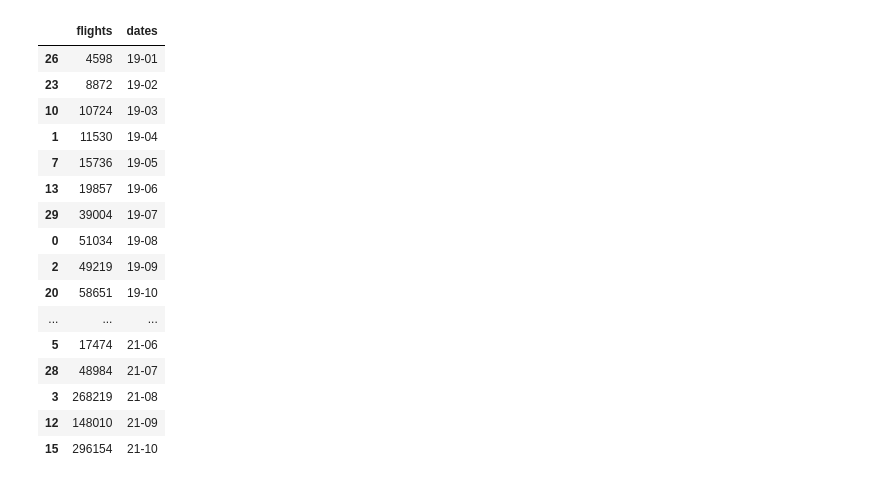
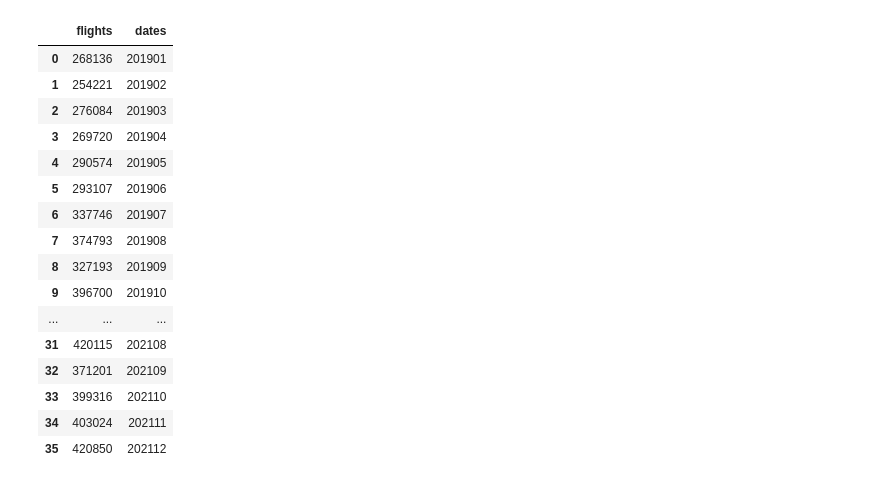
Before and after one commit to kmcmurphy/Covid19-and-the-Economy, a Jupyter notebook: flightanalysis.ipynb, the cells around one changed output. Saved outputs shown, nothing was run; the diff lists cells and outputs as text; code cells hidden in the pictures.

```diff
--- a/flightanalysis.ipynb
+++ b/flightanalysis.ipynb
@@ -61,14 +5,46 @@ US_only
+# %%
+#Copy and paste every filename containing monthly flight data from directory if loop doesnt work
+# f = "flightlist_20211201_20211231.csv"
+#Loop through every csv file in directory getting the data we need
+for f in os.listdir('csvs'):
+
+    #Read csv
+    flightlist = pd.read_csv('csvs/' + f, low_memory=False)
+    a_codes = pd.read_csv('airport-codes_csv.csv', low_memory=False)
+    # flightlist = flightlist.dropna()
+
+    #drop unneeded columns
+    flightlist.drop(columns=["callsign", "number", "icao24", "registration", "typecode", "altitude_1", "altitude_2", "firstseen", "lastseen"], axis=1, inplace=True, index=None)
+
+    #filter airports to selected large airports we find could represent the trend
+    airports = ['PHNL', 'KATL', 'KLAX', 'KLAS', 'KORD', 'KDFW', 'KDEN', 'KJFK', 'KSFO', 'KSEA', 'KMCO', 'KLAS', 'KCLT', 'KEWR', 'KPHX', 'KIAH', 'KMIA', 'KBOS', 'KMSP', 'KDTW', 'KFLL', 'KPHL', 'KLGA', 'KBWI', 'KSLC', 'KSAN', 'KIAD', 'KDCA', 'KTPA', 'KMDW']
+    flightlist = flightlist[flightlist['destination'].isin(airports)]
+
+    # #merge with airport codes dataset
+    # mflights = pd.merge(a_codes, flightlist, how="right", on='destination' )
+
+    # #drop more unnecessary columns inherited from merge
+    # mflights.drop(columns=["continent", "iso_country", "elevation_ft", "ident", "iata_code", "local_code", "coordinates"], axis=1, inplace=True, index=None)
+    #save to csv using former filename between 11 characters from the first character and -15 characters from the last one.
+    flightlist.to_csv((f'{f[11:-15]}.csv'), index=False)
+    # mflights
 # %%
-import os
+#Create list variables for flights and filenames
 
 flights =[]
 names = []
 
-
+#loop through trimmed csv files
 for f in os.listdir('trimmed'):
     print(f)
-    temp=pd.read_csv('trimmed/' + f)
-    totalflights=len(temp)
+    #read trimmed csv file
+    tcsv=pd.read_csv('trimmed/' + f)
+    #get number of rows per csv file
+    totalflights=len(tcsv)
+#     temp.drop(columns=["iso_country", "elevation_ft", "ident", "iata_code", "local_code", "coordinates"], axis=1, inplace=True, index=None)
+#     temp.to_csv(f, index=False)
+
+    #save figures per csv file to list
     flights.append(totalflights)
     names.append(f[0:-4])
 # %% [output]
@@ -95,25 +72,26 @@ flights_per_date = pd.DataFrame(
             {'flights': flights,
             "dates": names})
 # %%
-flights_per_date = flights_per_date.sort_values(by='dates')
-flights_per_date.to_csv("flights_per_date.csv")
+#save dataframe to csv file using new index
+flights_per_date = flights_per_date.sort_values(by='dates').reset_index(drop=True)
+flights_per_date.to_csv("flights_per_date.csv", index=False)
 flights_per_date = pd.read_csv("flights_per_date.csv")
 flights_per_date
 # %% [output]
 |  | flights | dates |
-| 26 | 4598 | 19-01 |
-| 23 | 8872 | 19-02 |
-| 10 | 10724 | 19-03 |
-| 1 | 11530 | 19-04 |
-| 7 | 15736 | 19-05 |
-| 13 | 19857 | 19-06 |
-| 29 | 39004 | 19-07 |
-| 0 | 51034 | 19-08 |
-| 2 | 49219 | 19-09 |
-| 20 | 58651 | 19-10 |
+| 0 | 268136 | 201901 |
+| 1 | 254221 | 201902 |
+| 2 | 276084 | 201903 |
+| 3 | 269720 | 201904 |
+| 4 | 290574 | 201905 |
+| 5 | 293107 | 201906 |
+| 6 | 337746 | 201907 |
+| 7 | 374793 | 201908 |
+| 8 | 327193 | 201909 |
+| 9 | 396700 | 201910 |
 | ... | ... | ... |
-| 5 | 17474 | 21-06 |
-| 28 | 48984 | 21-07 |
-| 3 | 268219 | 21-08 |
-| 12 | 148010 | 21-09 |
-| 15 | 296154 | 21-10 |
+| 31 | 420115 | 202108 |
+| 32 | 371201 | 202109 |
+| 33 | 399316 | 202110 |
+| 34 | 403024 | 202111 |
+| 35 | 420850 | 202112 |
```
Also changed, not shown: parts of 8 cells of this notebook, 1 other file.
